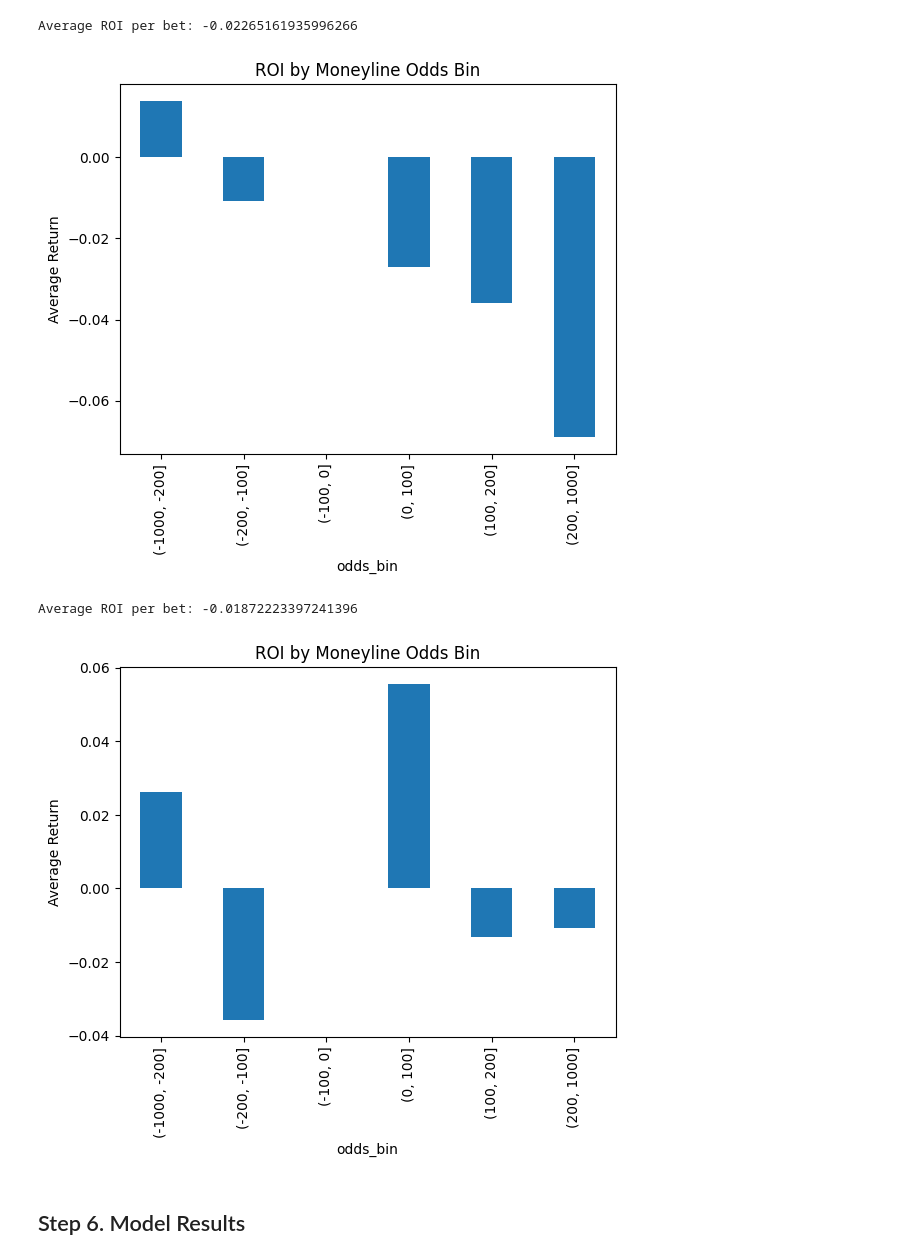
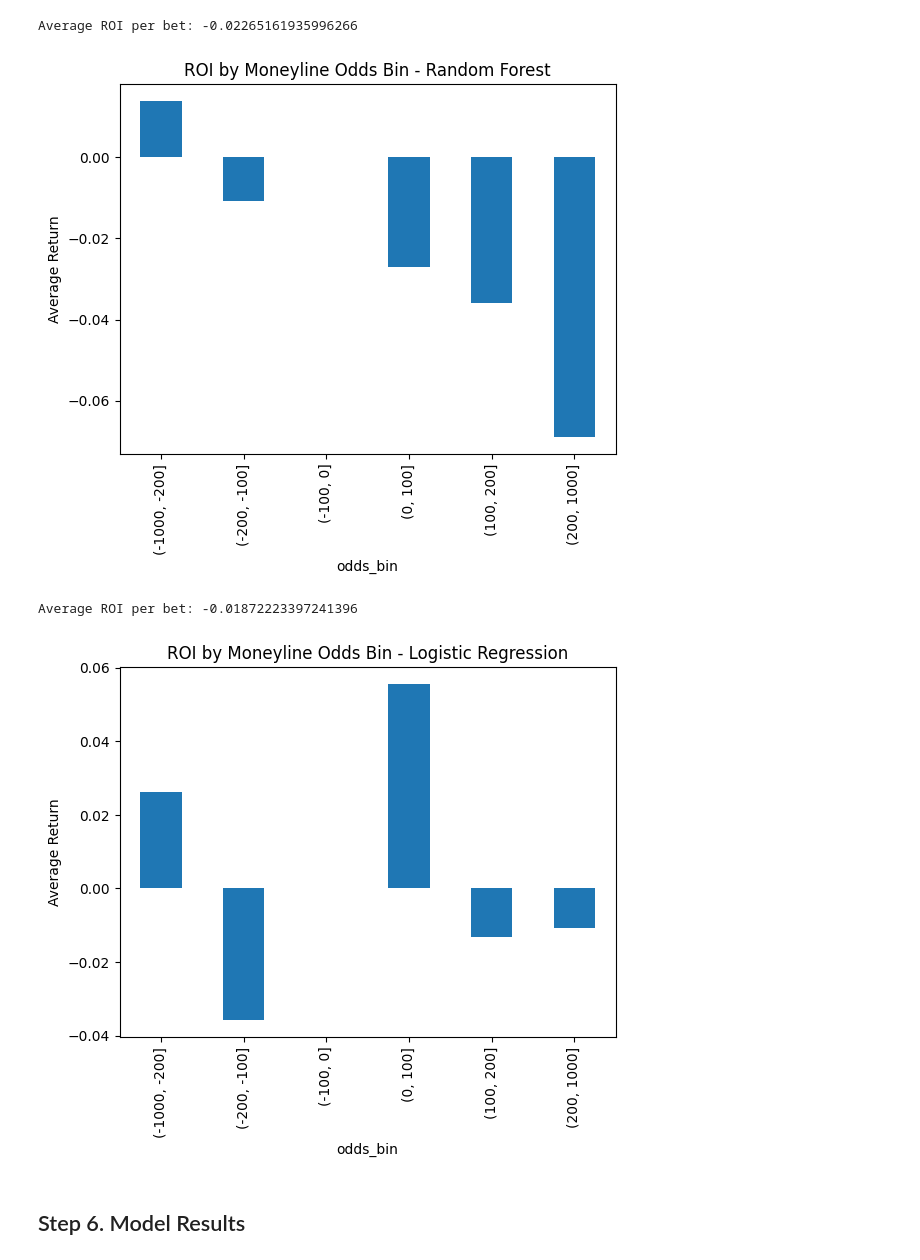
Before and after one commit to trentrueckert/Rueckert_Capstone_Project, a Jupyter notebook: machinelearning.ipynb, the cells around one changed output. Drawn from its saved outputs; the diff is of its cells as text; code cells hidden in the pictures.

```diff
--- a/machinelearning.ipynb
+++ b/machinelearning.ipynb
@@ -101,36 +101,36 @@ roi_by_bin = bets.groupby('odds_bin')['return'].mean()
 
 roi_by_bin.plot(kind='bar')
 plt.ylabel('Average Return')
-plt.title('ROI by Moneyline Odds Bin')
+plt.title('ROI by Moneyline Odds Bin - Random Forest')
 plt.show()
 # %% [output]
-[figure, old version]
+[figure, new version]
 # %%
 # Bet on model picks where win probability > 0.5 for Logistic Regression
-bet_mask = y_proba2 > 0.5
-bets = df.iloc[y_test.index][bet_mask]
+bet_mask2 = y_proba2 > 0.5
+bets2 = df.iloc[y_test.index][bet_mask2]
 
 # Calculate ROI if betting 1 unit on each pick
-bets['return'] = bets.apply(
+bets2['return'] = bets2.apply(
     lambda row: (row['moneyLine'] / 100 if row['moneyLine'] > 0 else 100 / abs(row['moneyLine'])) if row['winner'] == 1 else -1,
     axis=1
 )
 
-roi = bets['return'].mean()
+roi = bets2['return'].mean()
 print("Average ROI per bet:", roi)
 # %% [output]
 Average ROI per bet: -0.01872223397241396
 # %%
 # ROI by odds bins Logistic Regression
-bets['odds_bin'] = pd.cut(bets['moneyLine'], bins=[-1000, -200, -100, 0, 100, 200, 1000])
-roi_by_bin = bets.groupby('odds_bin')['return'].mean()
+bets2['odds_bin'] = pd.cut(bets2['moneyLine'], bins=[-1000, -200, -100, 0, 100, 200, 1000])
+roi_by_bin = bets2.groupby('odds_bin')['return'].mean()
 
 roi_by_bin.plot(kind='bar')
 plt.ylabel('Average Return')
-plt.title('ROI by Moneyline Odds Bin')
+plt.title('ROI by Moneyline Odds Bin - Logistic Regression')
 plt.show()
 # %% [output]
-[figure, old version]
+[figure, new version]
 # %% [markdown]
 ## Step 6. Model Results
 # %%
```
